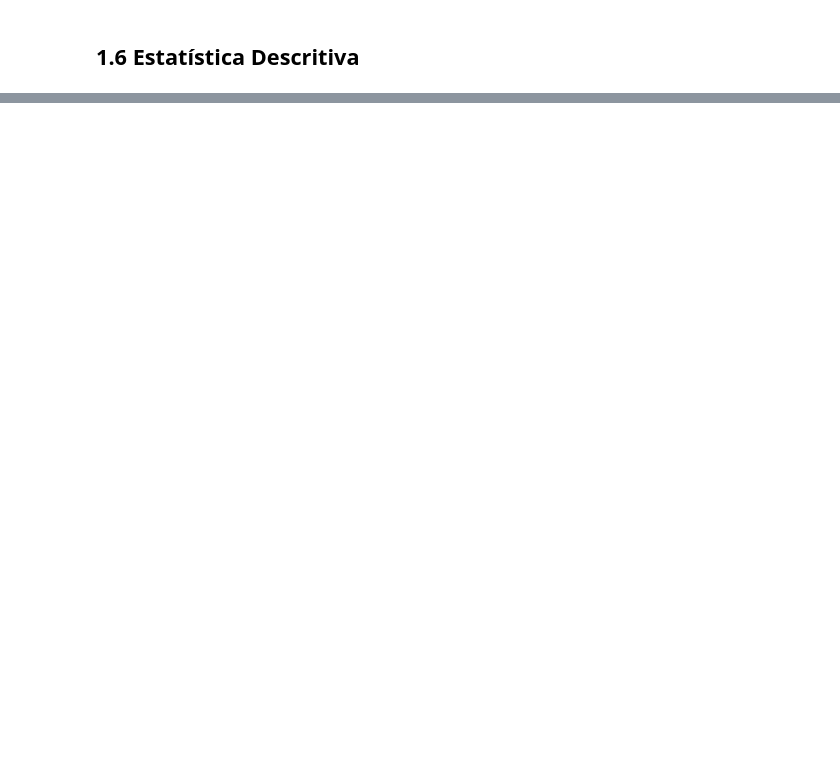
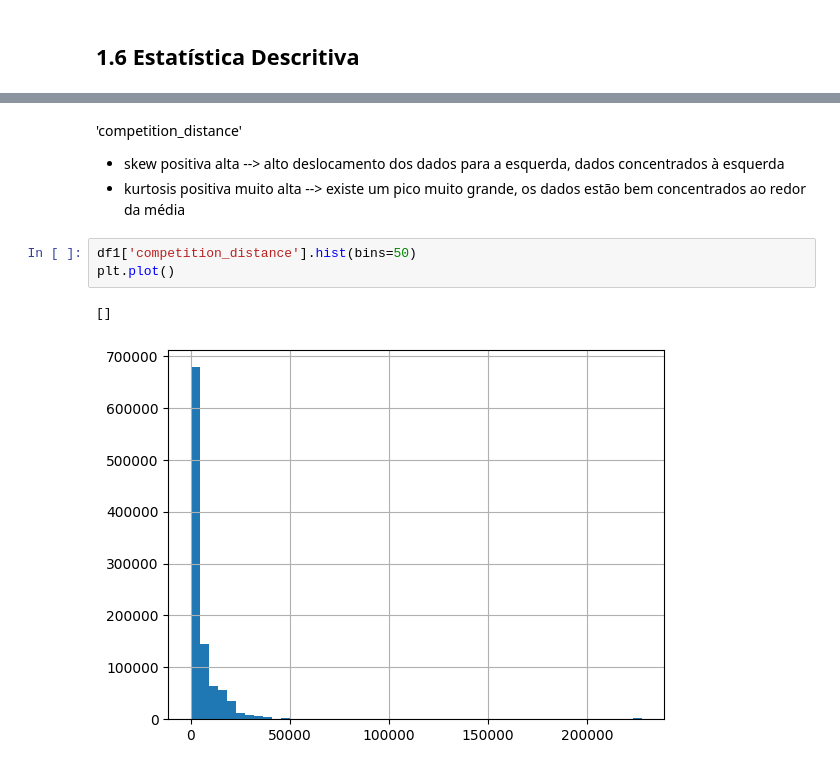
Before and after one commit to AllanCasado/ds_em_producao, a Jupyter notebook: notebooks/rossmann_sales_prediction.ipynb, the cells around one changed output, grey strips where cells are left out. Cells and saved outputs as stored; diff of their text form; blank space fills up the shorter version.

```diff
--- a/notebooks/rossmann_sales_prediction.ipynb
+++ b/notebooks/rossmann_sales_prediction.ipynb
@@ -267,0 +370,11 @@ df1.head()
+# %% [markdown]
+'competition_distance'
+
+* skew positiva alta --> alto deslocamento dos dados para a esquerda, dados concentrados à esquerda
+* kurtosis positiva muito alta --> existe um pico muito grande, os dados estão bem concentrados ao redor da média
+# %%
+df1['competition_distance'].hist(bins=50)
+plt.plot()
+# %% [output]
+[]
+[figure, added]
```
Also changed, not shown: parts of 27 cells of this notebook.
